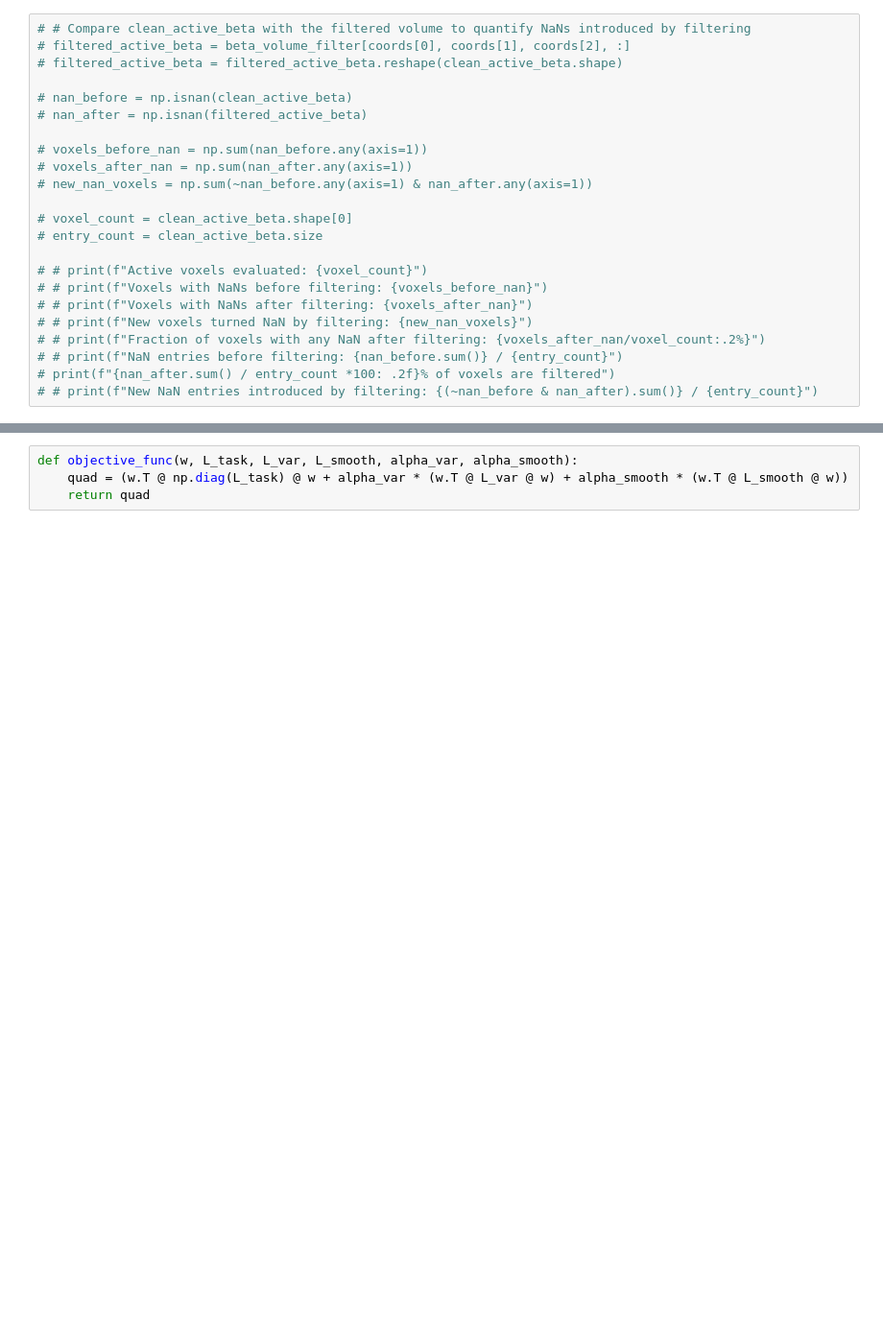
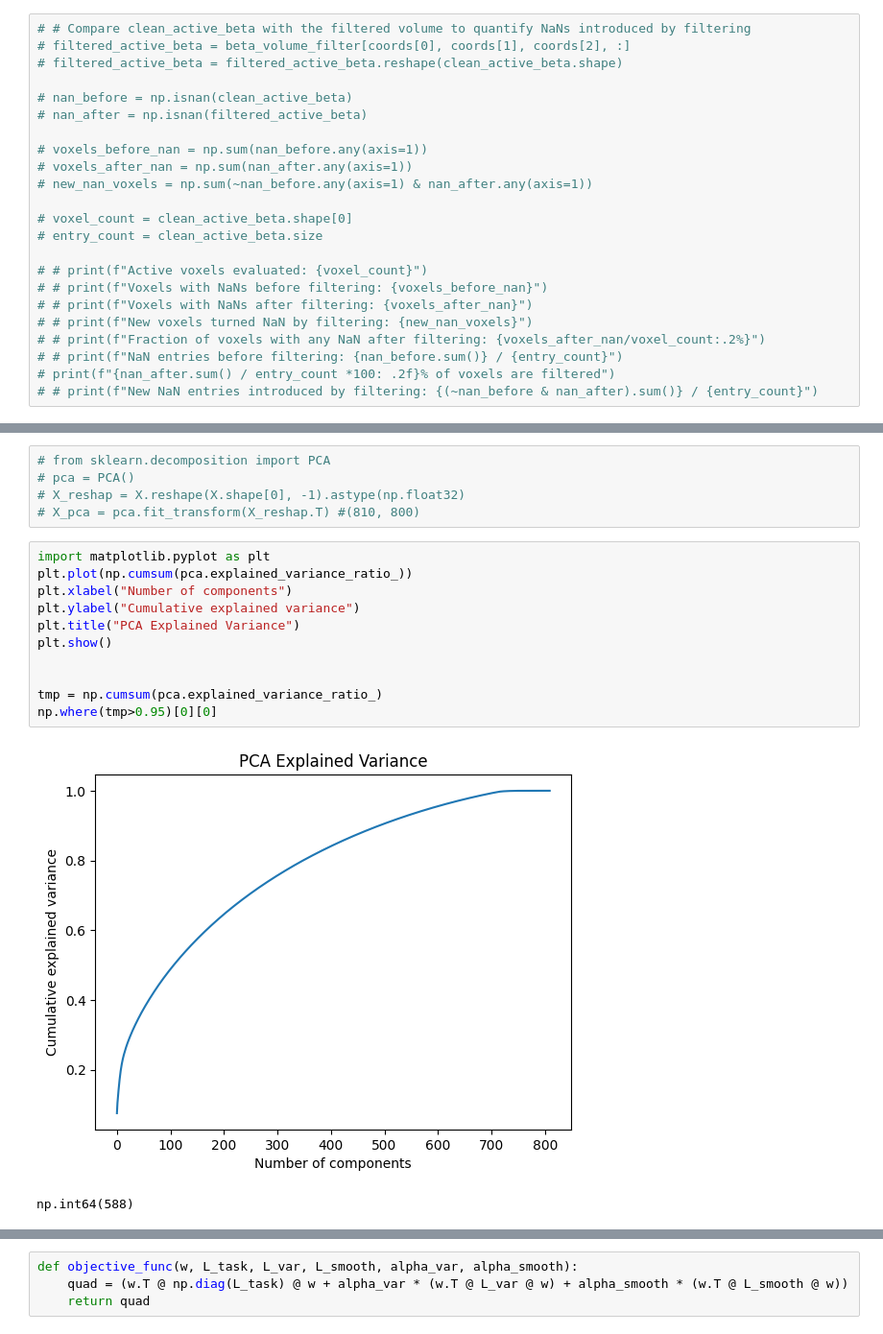
Before and after one commit to MeZahra/Thesis_code_Glm_Opt, a Jupyter notebook: plot_figures.ipynb, the cells around one changed output, grey strips where cells are left out. Shown at 96% size. Saved outputs shown, nothing was run; the diff lists cells and outputs as text; blank space fills up the shorter version.

```diff
--- a/plot_figures.ipynb
+++ b/plot_figures.ipynb
@@ -370,0 +358,19 @@ X.shape
+# %%
+# from sklearn.decomposition import PCA
+# pca = PCA()
+# X_reshap = X.reshape(X.shape[0], -1).astype(np.float32)
+# X_pca = pca.fit_transform(X_reshap.T) #(810, 800)
+# %%
+import matplotlib.pyplot as plt
+plt.plot(np.cumsum(pca.explained_variance_ratio_))
+plt.xlabel("Number of components")
+plt.ylabel("Cumulative explained variance")
+plt.title("PCA Explained Variance")
+plt.show()
+
+
+tmp = np.cumsum(pca.explained_variance_ratio_)
+np.where(tmp>0.95)[0][0]
+# %% [output]
+[figure, added]
+np.int64(588)
```
Also changed, not shown: parts of 22 cells of this notebook, 1 other file.
